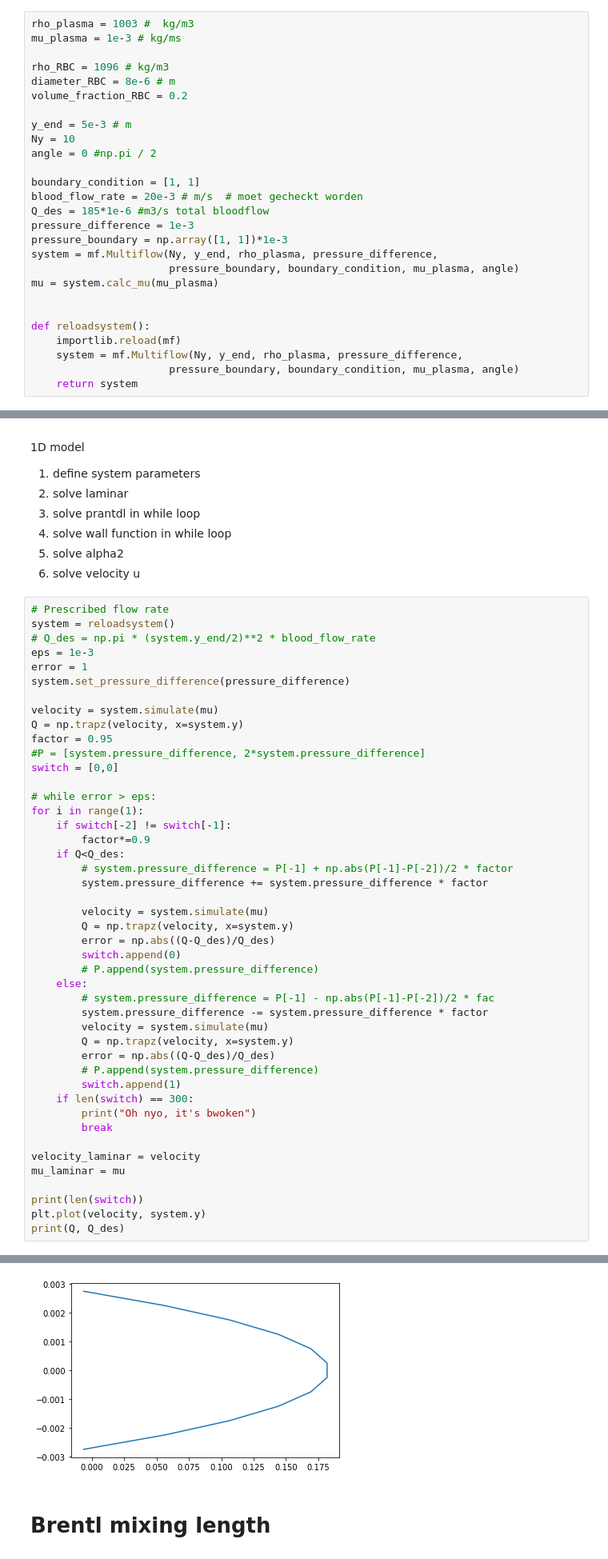
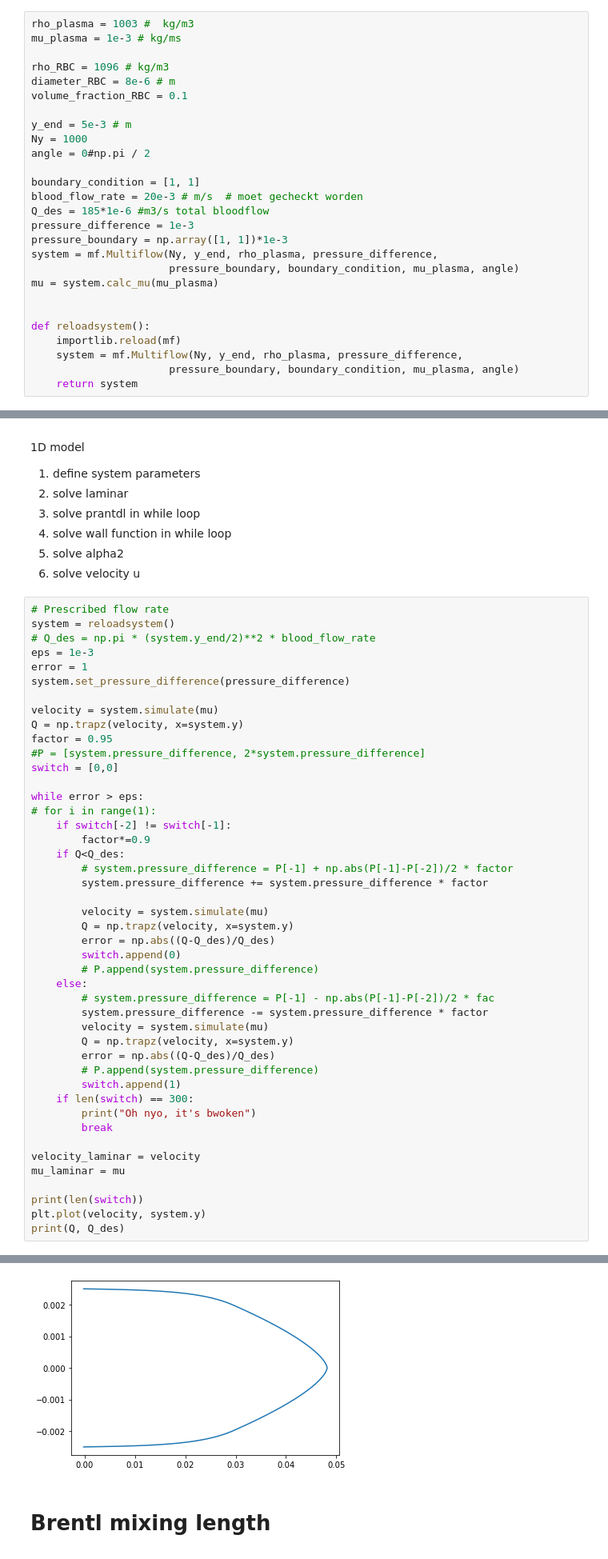
Before and after one commit to Toothpastefairy/comp_multphase_flow, a Jupyter notebook: bloodyguys.ipynb, the cells around one changed output, grey strips where cells are left out. Shown at 80% size. Drawn from its saved outputs; the diff is of its cells as text.

Commit message:
making plots

```diff
--- a/bloodyguys.ipynb
+++ b/bloodyguys.ipynb
@@ -18,11 +18,11 @@ mu_plasma = 1e-3 # kg/ms
 
 rho_RBC = 1096 # kg/m3
 diameter_RBC = 8e-6 # m
-volume_fraction_RBC = 0.2
+volume_fraction_RBC = 0.1
 
 y_end = 5e-3 # m
-Ny = 10
-angle = 0 #np.pi / 2
+Ny = 1000
+angle = 0#np.pi / 2
 
 boundary_condition = [1, 1]
 blood_flow_rate = 20e-3 # m/s  # moet gecheckt worden
@@ -62,8 +62,8 @@ factor = 0.95
 #P = [system.pressure_difference, 2*system.pressure_difference]
 switch = [0,0]
 
-# while error > eps:
-for i in range(1):
+while error > eps:
+# for i in range(1):
     if switch[-2] != switch[-1]:
         factor*=0.9
     if Q<Q_des:
@@ -99,4 +99,4 @@ print(Q, Q_des)
-[figure, old version]
+[figure, new version]
 # %% [markdown]
 # Brentl mixing length
 # %%
```
Also changed, not shown: parts of 6 cells of this notebook, 9 other files.
